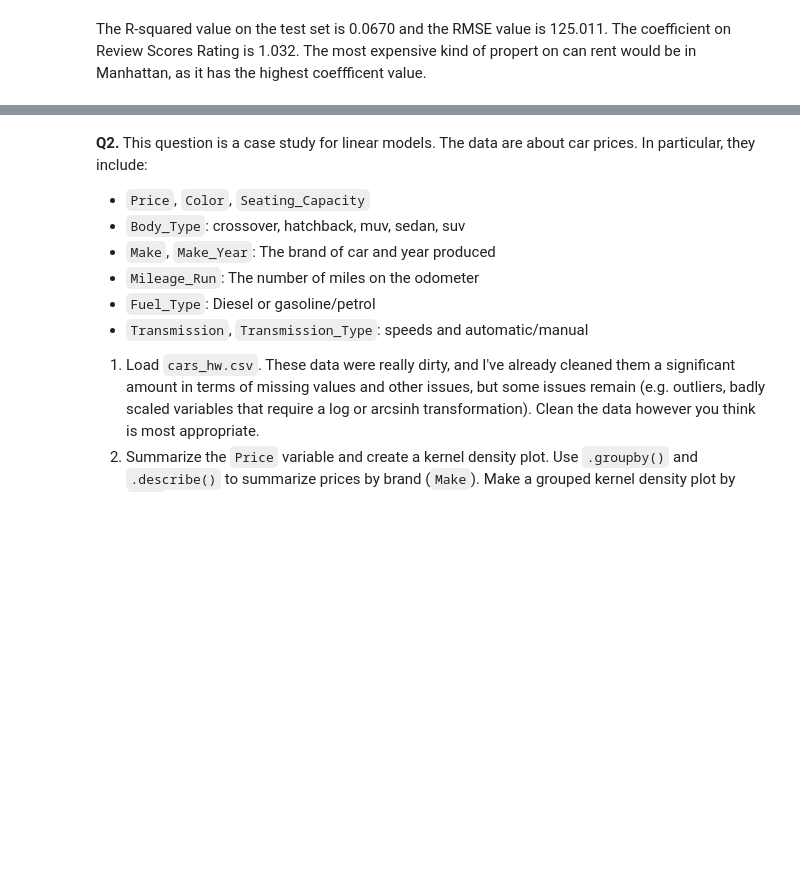
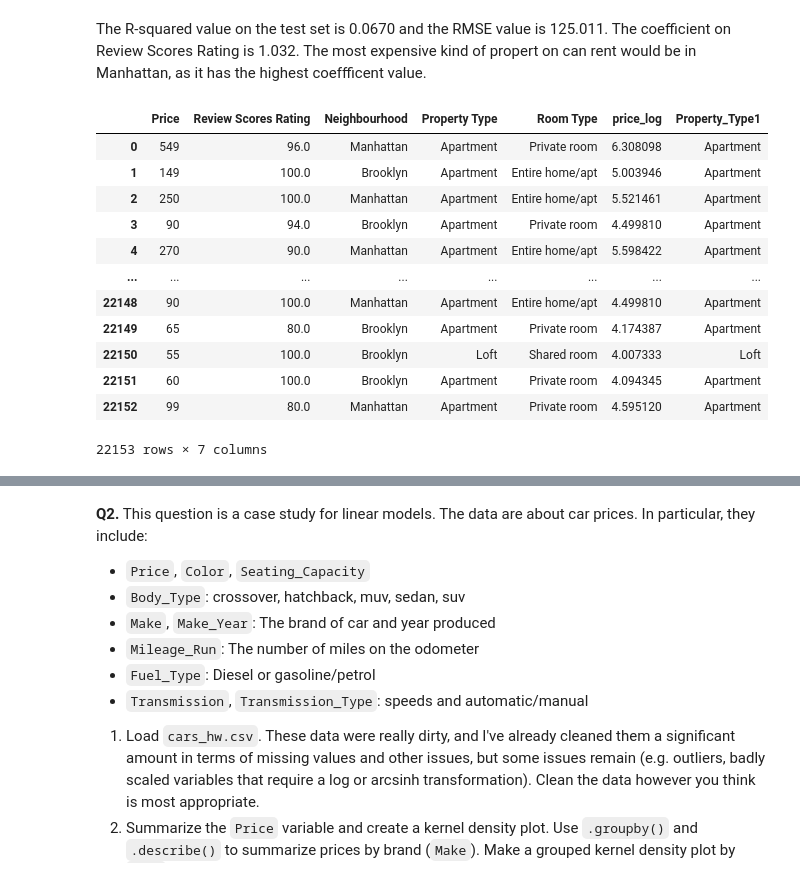
Before and after one commit to borayd3/linearRegression, a Jupyter notebook: assignment.ipynb, the cells around one changed output, grey strips where cells are left out. Cells and saved outputs as stored; diff of their text form; code cells hidden in the pictures; blank space fills up the shorter version.

```diff
--- a/assignment.ipynb
+++ b/assignment.ipynb
@@ -160,6 +160,26 @@ R-squared:  0.06701086106947296
 RMSE:  125.01092061382933
 # %% [markdown]
 The R-squared value on the test set is 0.0670 and the RMSE value is 125.011. The coefficient on Review Scores Rating is 1.032. The most expensive kind of propert on can rent would be in Manhattan, as it has the highest coeffficent value.
+# %%
+#Q1 - 5
+Ignore = Q1["Property Type"]
+Ignore = Ignore.replace(['Hut', 'Cabin','Bungalow','Castle','Chalet',"Lighthouse"], "Ignore1")
+Q1["Property_Type1"] = Ignore
+Q1
+# %% [output]
+|  | Price | Review Scores Rating | Neighbourhood | Property Type | Room Type | price_log | Property_Type1 |
+| 0 | 549 | 96.0 | Manhattan | Apartment | Private room | 6.308098 | Apartment |
+| 1 | 149 | 100.0 | Brooklyn | Apartment | Entire home/apt | 5.003946 | Apartment |
+| 2 | 250 | 100.0 | Manhattan | Apartment | Entire home/apt | 5.521461 | Apartment |
+| 3 | 90 | 94.0 | Brooklyn | Apartment | Private room | 4.499810 | Apartment |
+| 4 | 270 | 90.0 | Manhattan | Apartment | Entire home/apt | 5.598422 | Apartment |
+| ... | ... | ... | ... | ... | ... | ... | ... |
+| 22148 | 90 | 100.0 | Manhattan | Apartment | Entire home/apt | 4.499810 | Apartment |
+| 22149 | 65 | 80.0 | Brooklyn | Apartment | Private room | 4.174387 | Apartment |
+| 22150 | 55 | 100.0 | Brooklyn | Loft | Shared room | 4.007333 | Loft |
+| 22151 | 60 | 100.0 | Brooklyn | Apartment | Private room | 4.094345 | Apartment |
+| 22152 | 99 | 80.0 | Manhattan | Apartment | Private room | 4.595120 | Apartment |
+22153 rows × 7 columns
 # %%
 #Q1 - 5
 from sklearn import linear_model
```
Also changed, not shown: parts of 5 cells of this notebook.
